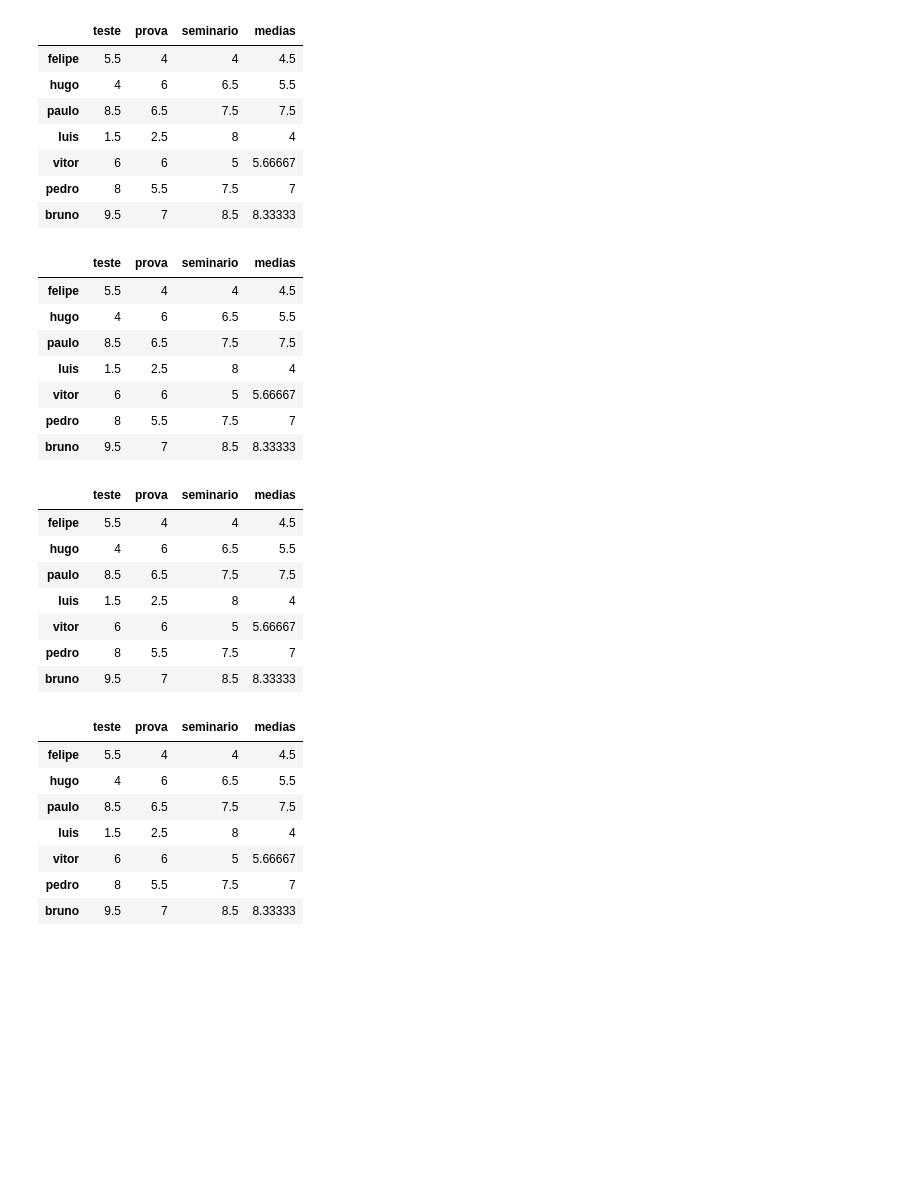
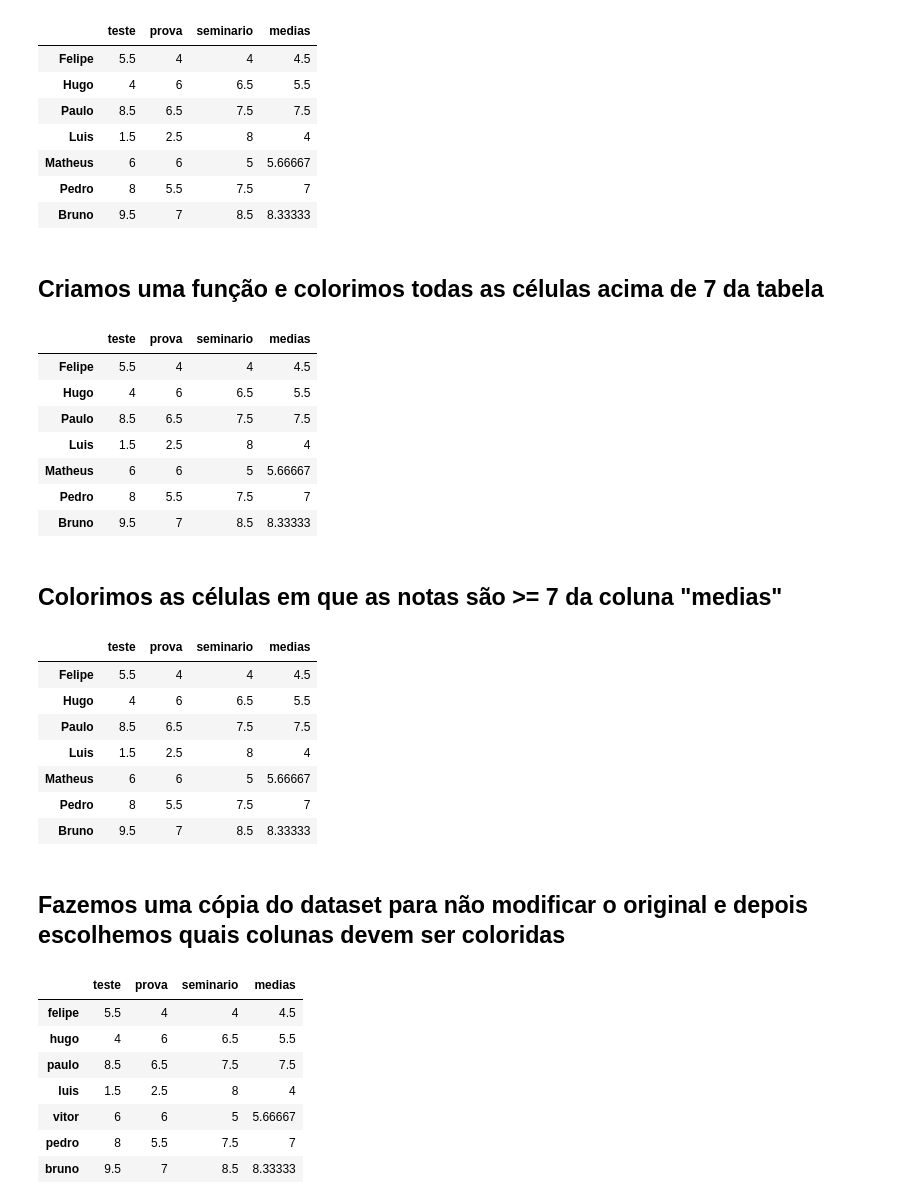
Before and after one commit to dressalsl/tutorialPandas, a Jupyter notebook: 11 - estilizandoTabelas.ipynb, the cells around one changed output. Saved outputs shown, nothing was run; the diff lists cells and outputs as text; code cells hidden in the pictures; blank space fills up the shorter version.

```diff
--- a/11 - estilizandoTabelas.ipynb
+++ b/11 - estilizandoTabelas.ipynb
@@ -4,6 +7,5 @@ import pandas as pd
 # %%
-# Com um dicionário iremos criar o nosso DataFrame para plotar os gráficos
 df = pd.DataFrame({'teste' : [5.5,4.0,8.5,1.5,6.0,8.0,9.5],
                    'prova' : [4.0,6.0,6.5,2.5,6.0,5.5,7.0],
                    'seminario': [4.0,6.5,7.5,8,5.0,7.5,8.5],
-                   }, index = ["felipe", "hugo", "paulo", "luis", "vitor","pedro","bruno"])
+                   }, index = ["Felipe", "Hugo", "Paulo", "Luis", "Matheus","Pedro","Bruno"])
@@ -22,53 +27,56 @@ df.style
 # %%
-# Criaremos uma nova coluna com a média das turmas e uma função para colorir as células colorindo de vermelho as notas abaixo de 7 e de verde acima de 7
-def cor_vermelha(val):
-  color = 'red' if val < 7 else 'green'
+def cor_vermelha(variavel):
+  color = 'red' if variavel < 7 else 'green'
   return 'color: %s' % color
 
 df['medias'] = (df["teste"]+df["prova"]+df["seminario"])/ 3
 
 df.style.applymap(cor_vermelha)
 # %% [output]
 |  | teste | prova | seminario | medias |
-| felipe | 5.5 | 4 | 4 | 4.5 |
-| hugo | 4 | 6 | 6.5 | 5.5 |
-| paulo | 8.5 | 6.5 | 7.5 | 7.5 |
-| luis | 1.5 | 2.5 | 8 | 4 |
-| vitor | 6 | 6 | 5 | 5.66667 |
-| pedro | 8 | 5.5 | 7.5 | 7 |
-| bruno | 9.5 | 7 | 8.5 | 8.33333 |
+| Felipe | 5.5 | 4 | 4 | 4.5 |
+| Hugo | 4 | 6 | 6.5 | 5.5 |
+| Paulo | 8.5 | 6.5 | 7.5 | 7.5 |
+| Luis | 1.5 | 2.5 | 8 | 4 |
+| Matheus | 6 | 6 | 5 | 5.66667 |
+| Pedro | 8 | 5.5 | 7.5 | 7 |
+| Bruno | 9.5 | 7 | 8.5 | 8.33333 |
+# %% [markdown]
+## Criamos uma função e colorimos todas as células acima de 7 da tabela
 # %%
-# Colorimos todas as células acima de 7 da tabela
 def realcar_celula(valor):
 
     maior = valor >= 7
-    return ['background-color: yellow' if v else '' for v in maior]
+    return ['background-color: yellow' if acima else '' for acima in maior]
 
 df.style.apply(realcar_celula)
 # %% [output]
 |  | teste | prova | seminario | medias |
-| felipe | 5.5 | 4 | 4 | 4.5 |
-| hugo | 4 | 6 | 6.5 | 5.5 |
-| paulo | 8.5 | 6.5 | 7.5 | 7.5 |
-| luis | 1.5 | 2.5 | 8 | 4 |
-| vitor | 6 | 6 | 5 | 5.66667 |
-| pedro | 8 | 5.5 | 7.5 | 7 |
-| bruno | 9.5 | 7 | 8.5 | 8.33333 |
+| Felipe | 5.5 | 4 | 4 | 4.5 |
+| Hugo | 4 | 6 | 6.5 | 5.5 |
+| Paulo | 8.5 | 6.5 | 7.5 | 7.5 |
+| Luis | 1.5 | 2.5 | 8 | 4 |
+| Matheus | 6 | 6 | 5 | 5.66667 |
+| Pedro | 8 | 5.5 | 7.5 | 7 |
+| Bruno | 9.5 | 7 | 8.5 | 8.33333 |
+# %% [markdown]
+## Colorimos as células em que as notas são >= 7 da coluna "medias"
 # %%
-# Colorimos as células em que as notas são >= 7 do subset "medias"
 def realcar_celula(valor):
 
     maior = valor >= 7
-    return ['background-color: green' if v else '' for v in maior]
+    return ['background-color: green' if acima else '' for acima in maior]
 
 df.style.apply(realcar_celula, subset=['medias'])
 # %% [output]
 |  | teste | prova | seminario | medias |
-| felipe | 5.5 | 4 | 4 | 4.5 |
-| hugo | 4 | 6 | 6.5 | 5.5 |
-| paulo | 8.5 | 6.5 | 7.5 | 7.5 |
-| luis | 1.5 | 2.5 | 8 | 4 |
-| vitor | 6 | 6 | 5 | 5.66667 |
-| pedro | 8 | 5.5 | 7.5 | 7 |
-| bruno | 9.5 | 7 | 8.5 | 8.33333 |
+| Felipe | 5.5 | 4 | 4 | 4.5 |
+| Hugo | 4 | 6 | 6.5 | 5.5 |
+| Paulo | 8.5 | 6.5 | 7.5 | 7.5 |
+| Luis | 1.5 | 2.5 | 8 | 4 |
+| Matheus | 6 | 6 | 5 | 5.66667 |
+| Pedro | 8 | 5.5 | 7.5 | 7 |
+| Bruno | 9.5 | 7 | 8.5 | 8.33333 |
+# %% [markdown]
+## Fazemos uma cópia do dataset para não modificar o original e depois escolhemos quais colunas devem ser coloridas
 # %%
```
Also changed, not shown: parts of 17 cells of this notebook, 5 other files.
